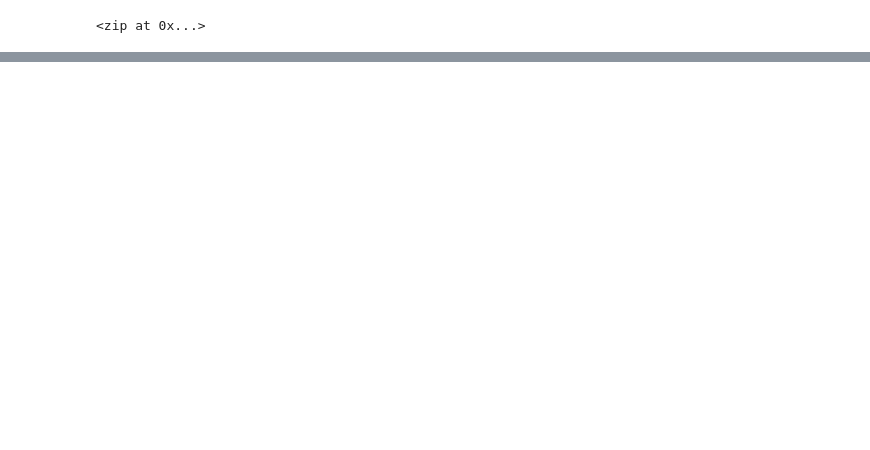
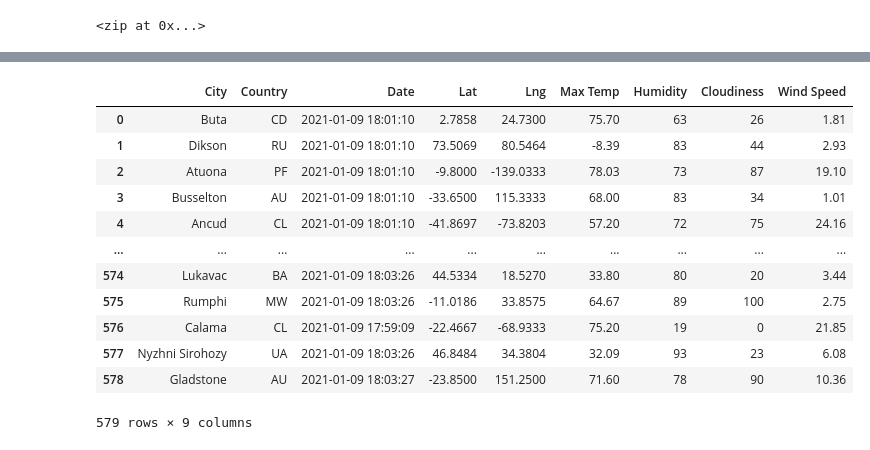
Before and after one commit to ErmaSwartz/World_Weather_Analysis, a Jupyter notebook: WeatherPy.ipynb, the cells around one changed output, grey strips where cells are left out. Drawn from its saved outputs; the diff is of its cells as text; code cells hidden in the pictures; blank space fills up the shorter version.

```diff
--- a/WeatherPy.ipynb
+++ b/WeatherPy.ipynb
@@ -33,0 +36,4 @@ len(cities)
+# %%
+# Starting URL for Weather Map API Call.
+url = "http://api.openweathermap.org/data/2.5/weather?units=Imperial&APPID=" + weather_api_key
+print(url)
@@ -33,0 +121,5 @@ len(cities)
+# %%
+# Create an endpoint URL for a city.
+city_url = url + "&q=" + "Boston"
+city_weather = requests.get(city_url)
+city_weather.json()
@@ -33,0 +182,11 @@ len(cities)
+# %%
+
+# Create an empty list to hold the weather data.
+city_data = []
+# Print the beginning of the logging.
+print("Beginning Data Retrieval     ")
+print("-----------------------------")
+
+# Create counters.
+record_count = 1
+set_count = 1
@@ -33,0 +263,4 @@ len(cities)
+# %%
+# Convert the array of dictionaries to a Pandas DataFrame.
+city_data_df = pd.DataFrame(city_data)
+city_data_df.head(10)
@@ -33,0 +279,20 @@ len(cities)
+# %%
+#reorder columns
+new_column_order = ["City", "Country", "Date", "Lat", "Lng", "Max Temp", "Humidity", "Cloudiness", "Wind Speed"]
+
+city_data_df = city_data_df[new_column_order]
+city_data_df
+# %% [output]
+|  | City | Country | Date | Lat | Lng | Max Temp | Humidity | Cloudiness | Wind Speed |
+| 0 | Buta | CD | 2021-01-09 18:01:10 | 2.7858 | 24.7300 | 75.70 | 63 | 26 | 1.81 |
+| 1 | Dikson | RU | 2021-01-09 18:01:10 | 73.5069 | 80.5464 | -8.39 | 83 | 44 | 2.93 |
+| 2 | Atuona | PF | 2021-01-09 18:01:10 | -9.8000 | -139.0333 | 78.03 | 73 | 87 | 19.10 |
+| 3 | Busselton | AU | 2021-01-09 18:01:10 | -33.6500 | 115.3333 | 68.00 | 83 | 34 | 1.01 |
+| 4 | Ancud | CL | 2021-01-09 18:01:10 | -41.8697 | -73.8203 | 57.20 | 72 | 75 | 24.16 |
+| ... | ... | ... | ... | ... | ... | ... | ... | ... | ... |
+| 574 | Lukavac | BA | 2021-01-09 18:03:26 | 44.5334 | 18.5270 | 33.80 | 80 | 20 | 3.44 |
+| 575 | Rumphi | MW | 2021-01-09 18:03:26 | -11.0186 | 33.8575 | 64.67 | 89 | 100 | 2.75 |
+| 576 | Calama | CL | 2021-01-09 17:59:09 | -22.4667 | -68.9333 | 75.20 | 19 | 0 | 21.85 |
+| 577 | Nyzhni Sirohozy | UA | 2021-01-09 18:03:26 | 46.8484 | 34.3804 | 32.09 | 93 | 23 | 6.08 |
+| 578 | Gladstone | AU | 2021-01-09 18:03:27 | -23.8500 | 151.2500 | 71.60 | 78 | 90 | 10.36 |
+579 rows × 9 columns
```
Also changed, not shown: parts of 24 cells of this notebook, 4 other files.
